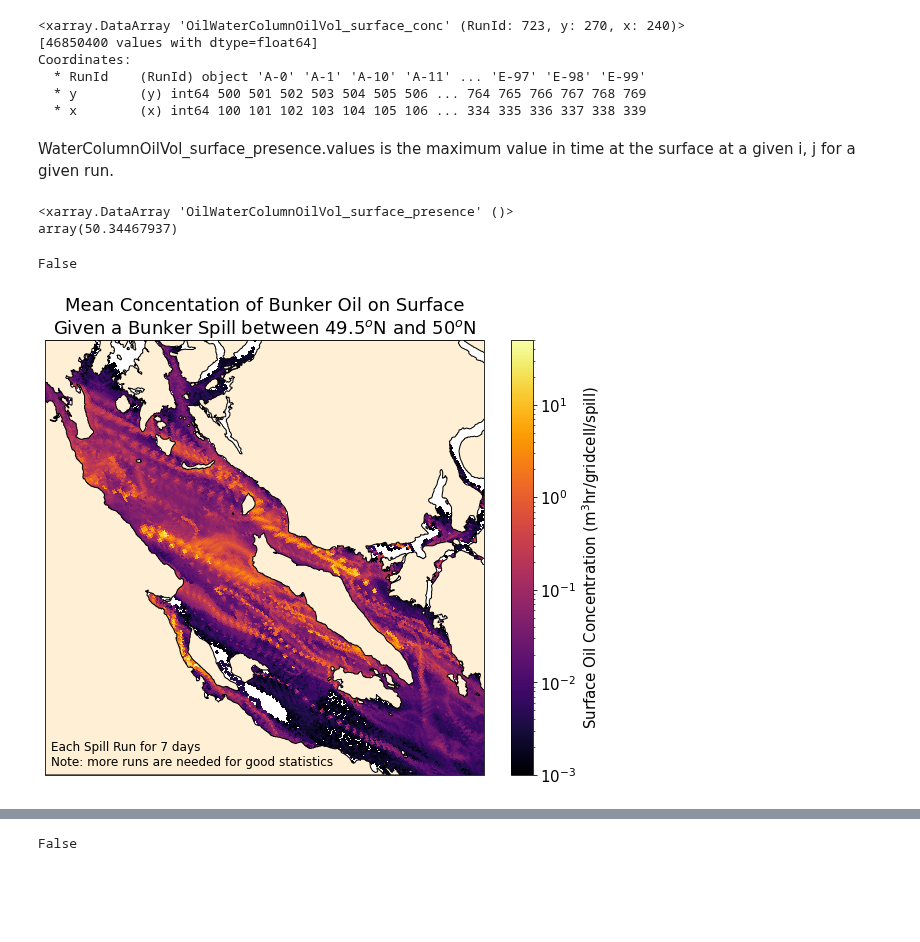
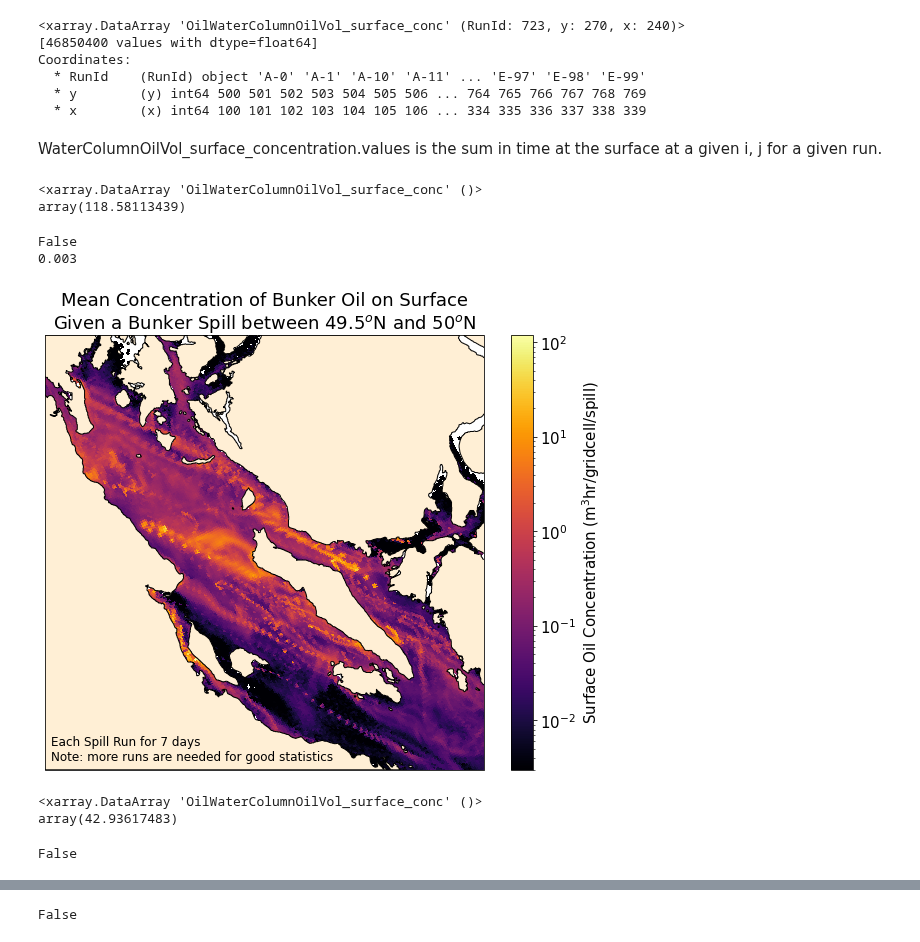
Before and after one commit to MIDOSS/Visualization, a Jupyter notebook: BunkerVolume-LonLat.ipynb, the cells around one changed output, grey strips where cells are left out. Cells and saved outputs as stored; diff of their text form; code cells hidden in the pictures; blank space fills up the shorter version.

```diff
--- a/BunkerVolume-LonLat.ipynb
+++ b/BunkerVolume-LonLat.ipynb
@@ -16,6 +16,8 @@ import xarray as xr
 # %%
 landcolour = 'papayawhip'
 plt.rcParams['font.size'] = 15
+# %%
+minoil = 3 # litres per grid cell
 # %%
 #mesh = xr.open_dataset('~/MEOPAR/grid/mesh_mask201702.nc')
 mesh = xr.open_dataset('/home/sallen/Documents/MEOPAR/grid/mesh_mask201702.nc')
@@ -36,34 +38,47 @@ Coordinates:
   * y        (y) int64 500 501 502 503 504 505 506 ... 764 765 766 767 768 769
   * x        (x) int64 100 101 102 103 104 105 106 ... 334 335 336 337 338 339
 # %% [markdown]
-WaterColumnOilVol_surface_presence.values is the maximum value in time at the surface at a given i, j for a given run.
+WaterColumnOilVol_surface_concentration.values is the sum in time at the surface at a given i, j for a given run.
 # %%
-oil_array = data3d.OilWaterColumnOilVol_surface_presence[data3d.OilType=='bunker'].mean(axis=0)
+oil_array = data3d.OilWaterColumnOilVol_surface_conc[data3d.OilType=='bunker'].mean(axis=0)
 oil_array.max()
 # %% [output]
-<xarray.DataArray 'OilWaterColumnOilVol_surface_presence' ()>
-array(50.34467937)
+<xarray.DataArray 'OilWaterColumnOilVol_surface_conc' ()>
+array(118.58113439)
 # %%
-oil = np.ma.masked_array(oil_array, oil_array < 0.001)  #mask anything too small
+oil = np.ma.masked_array(oil_array, oil_array < minoil/1000./30.)  #mask anything too small
 print (oil.mask.min())
+print(minoil/1000.)
 # %% [output]
 False
+0.003
 # %%
 fig = plt.figure(figsize=(10, 8))
 xlim, ylim = [-125.3, -123.9], [49.3, 50.2]
 ax = plt.axes(projection=crs.Mercator(np.mean(xlim), *ylim))
 ax.set_extent(xlim + ylim)
 ax.add_feature(feature.GSHHSFeature('full', edgecolor='k', facecolor=landcolour))
 C = ax.pcolormesh(
     mesh.nav_lon[imin:imax, jmin:jmax], mesh.nav_lat[imin:imax, jmin:jmax], oil,
-    transform=crs.PlateCarree(), zorder=0, cmap='inferno', norm=colors.LogNorm(vmin=0.001, vmax=50)
+    transform=crs.PlateCarree(), zorder=0, cmap='inferno', norm=colors.LogNorm(vmin=0.003, vmax=120)
 )
 
 cb = fig.colorbar(C, ax=ax);
 cb.set_label('Surface Oil Concentration (m$^3$hr/gridcell/spill)')
-ax.set_title("Mean Concentation of Bunker Oil on Surface\nGiven a Bunker Spill between 49.5$^o$N and 50$^o$N");
+ax.set_title("Mean Concentration of Bunker Oil on Surface\nGiven a Bunker Spill between 49.5$^o$N and 50$^o$N");
 ax.text(-125.28, 49.32, 'Each Spill Run for 7 days\nNote: more runs are needed for good statistics',
        transform=crs.PlateCarree(), fontsize=12)
 fig.savefig('VolumeBunker_3F_pcolor.png')
 # %% [output]
-[figure, old version]
+[figure, new version]
+# %%
+total_array = data3d.OilWaterColumnOilVol_surface_conc.mean(axis=0)
+total_array.max()
+# %% [output]
+<xarray.DataArray 'OilWaterColumnOilVol_surface_conc' ()>
+array(42.93617483)
+# %%
+total_oil = np.ma.masked_array(total_array, total_array < minoil/1000.)  #mask anything too small
+print (total_oil.mask.min())
+# %% [output]
+False
```
Also changed, not shown: parts of 1 cell of this notebook, 7 other files.
